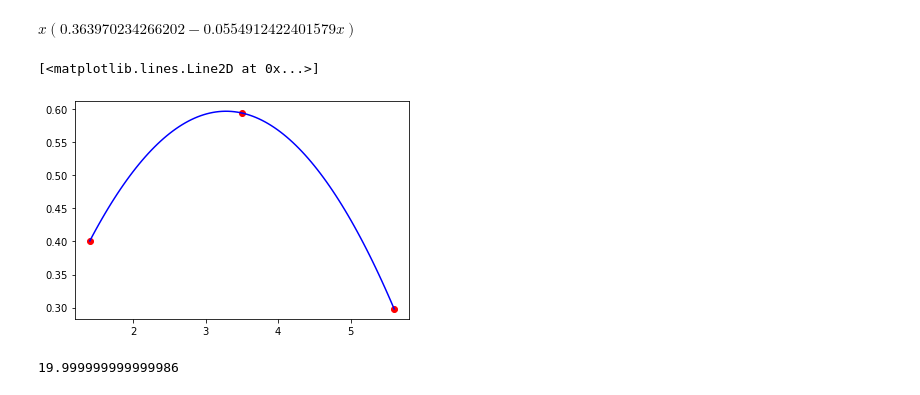
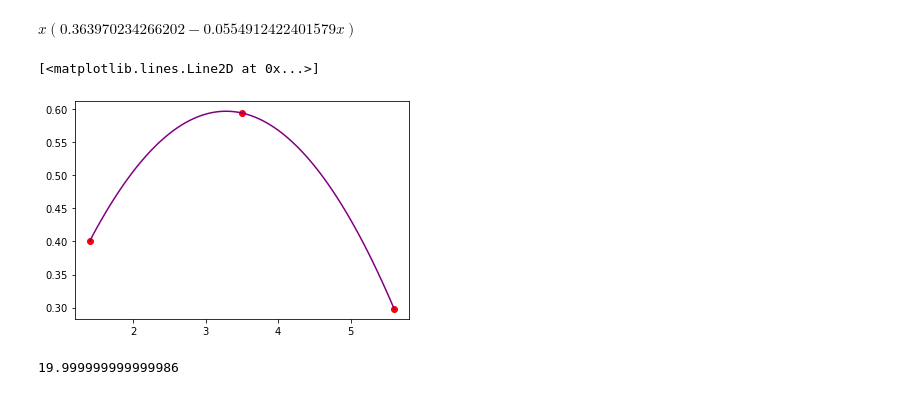
Before and after one commit to lsperezm/Metodos1-LauraPerez-SofiaLizarazo, a Jupyter notebook: Taller2/Taller2-LauraSofiaPerez-BrendaSofiaLizarazo.ipynb, the cells around one changed output. Drawn from its saved outputs; the diff is of its cells as text; code cells hidden in the pictures.

```diff
--- a/Taller2/Taller2-LauraSofiaPerez-BrendaSofiaLizarazo.ipynb
+++ b/Taller2/Taller2-LauraSofiaPerez-BrendaSofiaLizarazo.ipynb
@@ -363,10 +363,10 @@ f_sym
 $\displaystyle x \left(0.363970234266202 - 0.0554912422401579 x\right)$
 # %%
 plt.scatter(X,Y,marker='o',color='red')
-plt.plot(x,y,color='blue')
+plt.plot(x,y,color='purple')
 # %% [output]
 [<matplotlib.lines.Line2D at 0x...>]
-[figure, old version]
+[figure, new version]
 # %%
 def function(x):
     return x*0.363970234266202 -0.0554912422401579*(x**2)
```
Also changed, not shown: parts of 18 cells of this notebook.
